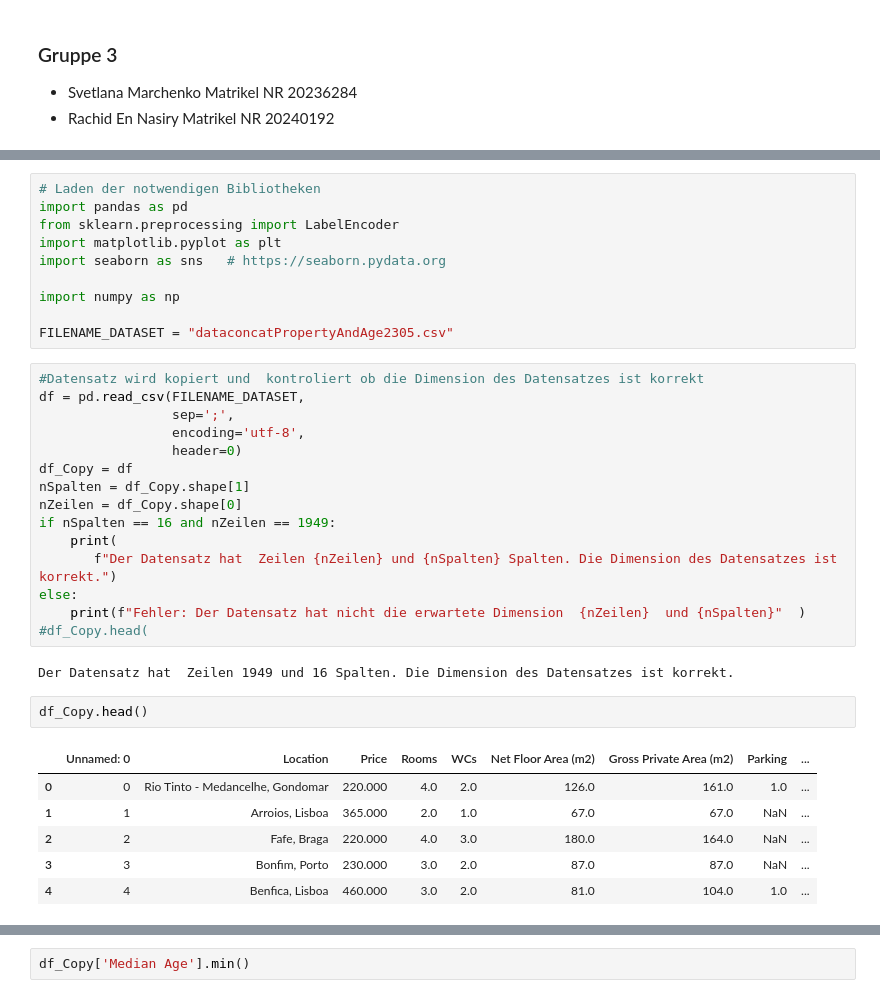
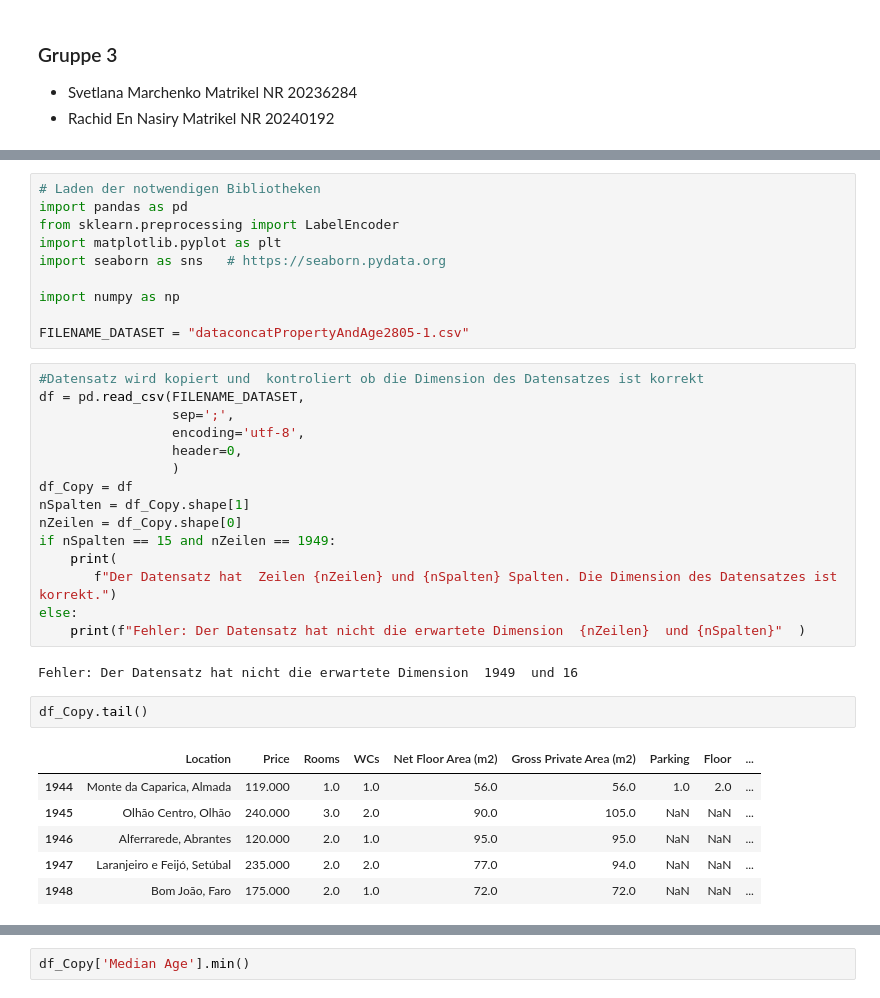
Before and after one commit to svetasta/Aufgabe2ML2024, a Jupyter notebook: DataPreproceeding.ipynb, the cells around one changed output, grey strips where cells are left out. Cells and saved outputs as stored; diff of their text form.

```diff
--- a/DataPreproceeding.ipynb
+++ b/DataPreproceeding.ipynb
@@ -11,33 +29,33 @@ import seaborn as sns   # https://seaborn.pydata.org
 
 import numpy as np
 
-FILENAME_DATASET = "dataconcatPropertyAndAge2305.csv"
+FILENAME_DATASET = "dataconcatPropertyAndAge2805-1.csv"
 # %%
 #Datensatz wird kopiert und  kontroliert ob die Dimension des Datensatzes ist korrekt
 df = pd.read_csv(FILENAME_DATASET,
                  sep=';',
                  encoding='utf-8',
-                 header=0)
+                 header=0,
+                 )
 df_Copy = df
 nSpalten = df_Copy.shape[1]
 nZeilen = df_Copy.shape[0]
-if nSpalten == 16 and nZeilen == 1949:
+if nSpalten == 15 and nZeilen == 1949:
     print(
        f"Der Datensatz hat  Zeilen {nZeilen} und {nSpalten} Spalten. Die Dimension des Datensatzes ist korrekt.")
 else:
     print(f"Fehler: Der Datensatz hat nicht die erwartete Dimension  {nZeilen}  und {nSpalten}"  )
-#df_Copy.head(
 # %% [output]
-Der Datensatz hat  Zeilen 1949 und 16 Spalten. Die Dimension des Datensatzes ist korrekt.
+Fehler: Der Datensatz hat nicht die erwartete Dimension  1949  und 16
 # %%
-df_Copy.head()
+df_Copy.tail()
 # %% [output]
-|  | Unnamed: 0 | Location | Price | Rooms | WCs | Net Floor Area (m2) | Gross Private Area (m2) | Parking | ... |
-| 0 | 0 | Rio Tinto - Medancelhe, Gondomar | 220.000 | 4.0 | 2.0 | 126.0 | 161.0 | 1.0 | ... |
-| 1 | 1 | Arroios, Lisboa | 365.000 | 2.0 | 1.0 | 67.0 | 67.0 | NaN | ... |
-| 2 | 2 | Fafe, Braga | 220.000 | 4.0 | 3.0 | 180.0 | 164.0 | NaN | ... |
-| 3 | 3 | Bonfim, Porto | 230.000 | 3.0 | 2.0 | 87.0 | 87.0 | NaN | ... |
-| 4 | 4 | Benfica, Lisboa | 460.000 | 3.0 | 2.0 | 81.0 | 104.0 | 1.0 | ... |
+|  | Location | Price | Rooms | WCs | Net Floor Area (m2) | Gross Private Area (m2) | Parking | Floor | ... |
+| 1944 | Monte da Caparica, Almada | 119.000 | 1.0 | 1.0 | 56.0 | 56.0 | 1.0 | 2.0 | ... |
+| 1945 | Olhão Centro, Olhão | 240.000 | 3.0 | 2.0 | 90.0 | 105.0 | NaN | NaN | ... |
+| 1946 | Alferrarede, Abrantes | 120.000 | 2.0 | 1.0 | 95.0 | 95.0 | NaN | NaN | ... |
+| 1947 | Laranjeiro e Feijó, Setúbal | 235.000 | 2.0 | 2.0 | 77.0 | 94.0 | NaN | NaN | ... |
+| 1948 | Bom João, Faro | 175.000 | 2.0 | 1.0 | 72.0 | 72.0 | NaN | NaN | ... |
 # %%
 df_Copy.info()
 # %% [output]
```
Also changed, not shown: parts of 20 cells of this notebook.
